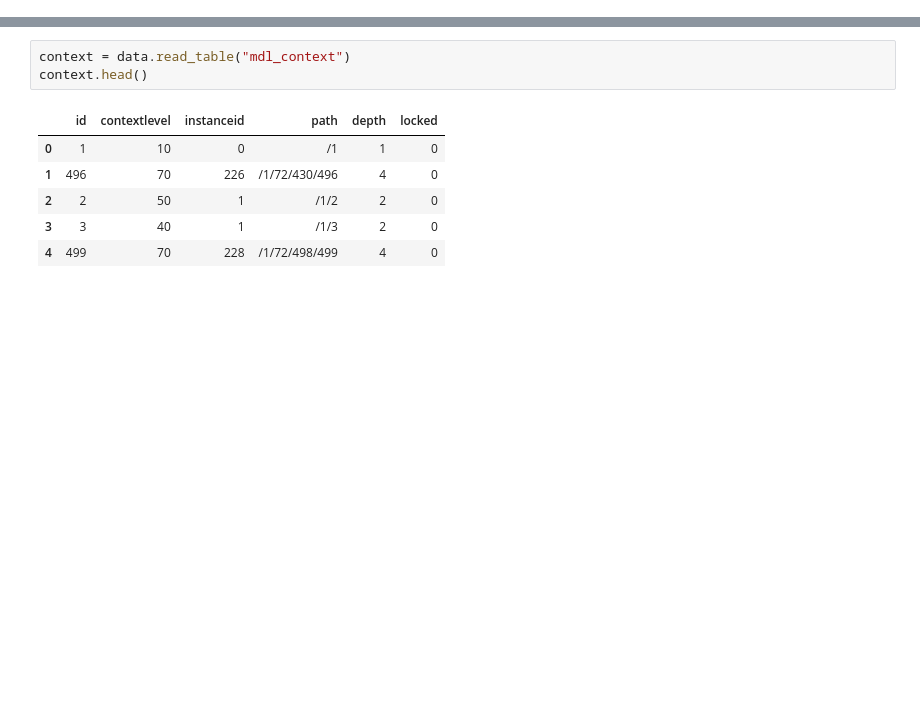
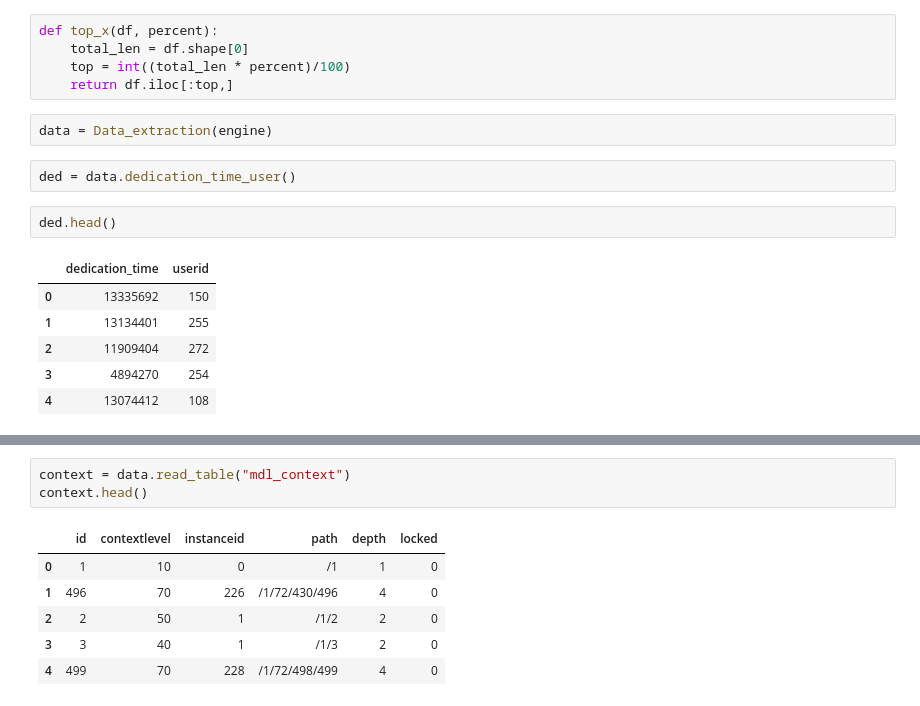
Before and after one commit to gtechzilla/moodle, a Jupyter notebook: Main.ipynb, the cells around one changed output, grey strips where cells are left out. Cells and saved outputs as stored; diff of their text form; blank space fills up the shorter version.

Commit message:
Added class to calculate dedication time,activity count & login count

```diff
--- a/Main.ipynb
+++ b/Main.ipynb
@@ -27,0 +98,18 @@ class DB_fetch:
+# %%
+def top_x(df, percent):
+    total_len = df.shape[0]
+    top = int((total_len * percent)/100)
+    return df.iloc[:top,]
+# %%
+data = Data_extraction(engine)
+# %%
+ded = data.dedication_time_user()
+# %%
+ded.head()
+# %% [output]
+|  | dedication_time | userid |
+| 0 | 13335692 | 150 |
+| 1 | 13134401 | 255 |
+| 2 | 11909404 | 272 |
+| 3 | 4894270 | 254 |
+| 4 | 13074412 | 108 |
```
Also changed, not shown: parts of 34 cells of this notebook.
